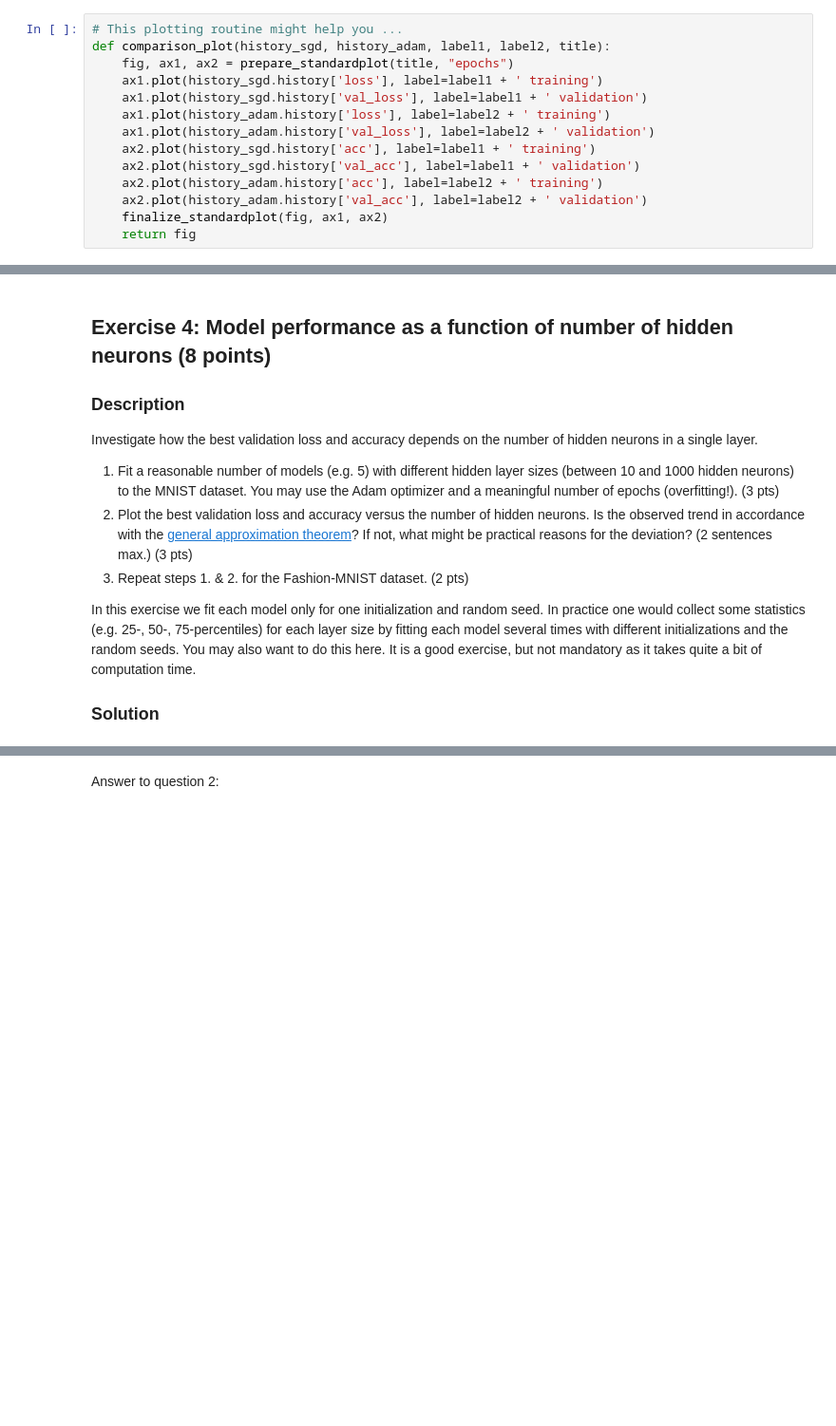
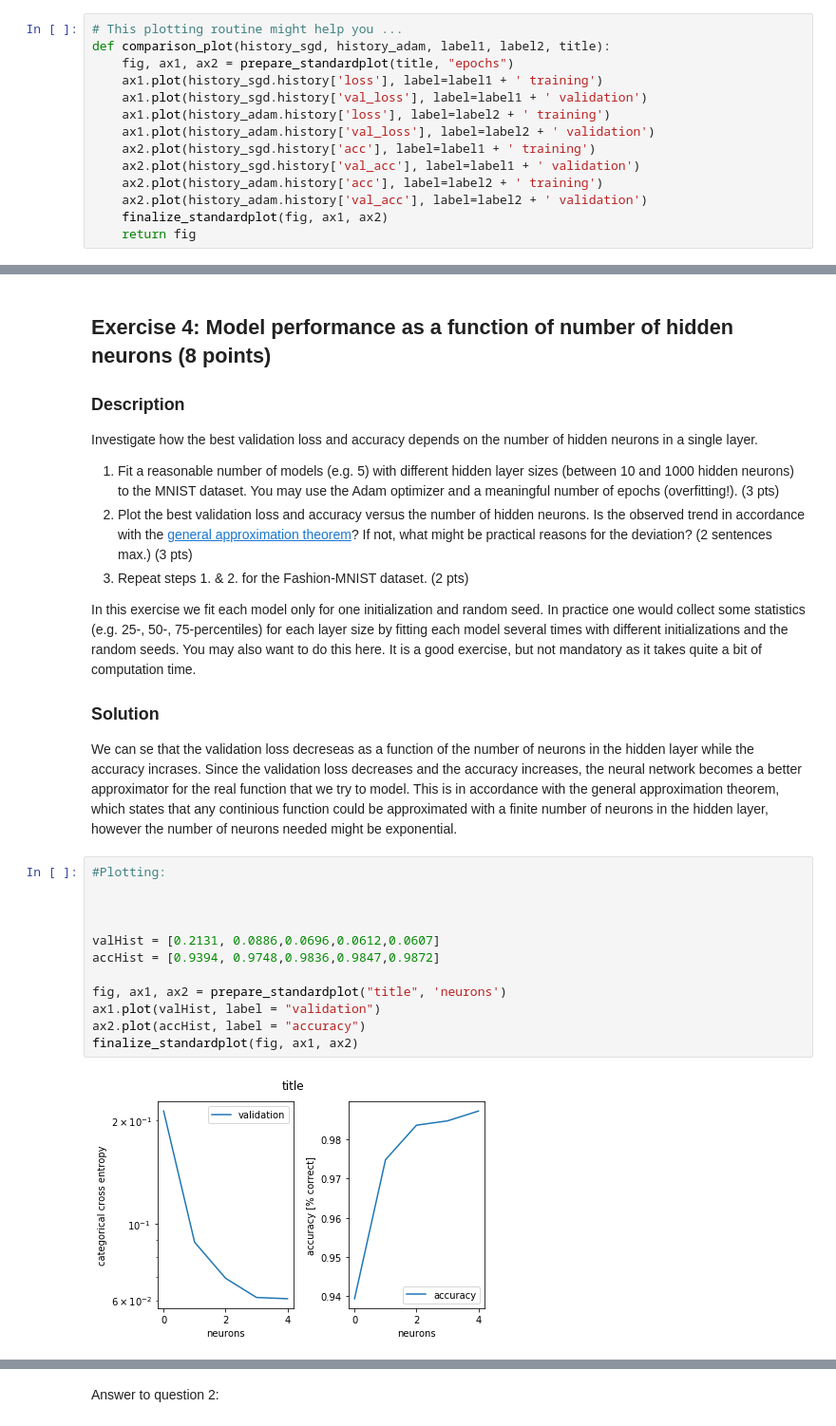
Before and after one commit to FredrikBixo/Artificial-neural-networks-miniproject1, a Jupyter notebook: miniproject1.ipynb, the cells around one changed output, grey strips where cells are left out. Shown at 95% size. Drawn from its saved outputs; the diff is of its cells as text; blank space fills up the shorter version.

```diff
--- a/miniproject1.ipynb
+++ b/miniproject1.ipynb
@@ -441,3 +433,19 @@ Investigate how the best validation loss and accuracy depends on the number of h
 In this exercise we fit each model only for one initialization and random seed. In practice one would collect some statistics (e.g. 25-, 50-, 75-percentiles) for each layer size by fitting each model several times with different initializations and the random seeds. You may also want to do this here. It is a good exercise, but not mandatory as it takes quite a bit of computation time.
 
 ### Solution
+
+We can se that the validation loss decreseas as a function of the number of neurons in the hidden layer while the accuracy incrases. Since the validation loss decreases and the accuracy increases, the neural network becomes a better approximator for the real function that we try to model. This is in accordance with the general approximation theorem, which states that any continious function could be approximated with a finite number of neurons in the hidden layer, however the number of neurons needed might be exponential.
+# %%
+#Plotting:
+
+
+
+valHist = [0.2131, 0.0886,0.0696,0.0612,0.0607]
+accHist = [0.9394, 0.9748,0.9836,0.9847,0.9872]
+
+fig, ax1, ax2 = prepare_standardplot("title", 'neurons')
+ax1.plot(valHist, label = "validation")
+ax2.plot(accHist, label = "accuracy")
+finalize_standardplot(fig, ax1, ax2)
+# %% [output]
+[figure, added]
```
Also changed, not shown: parts of 11 cells of this notebook.
